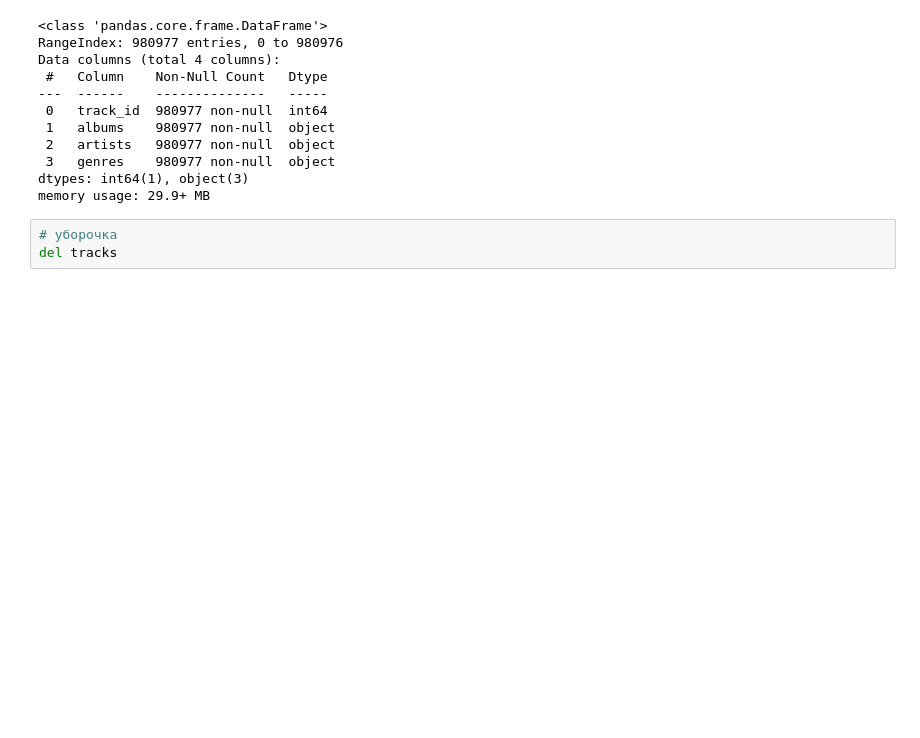
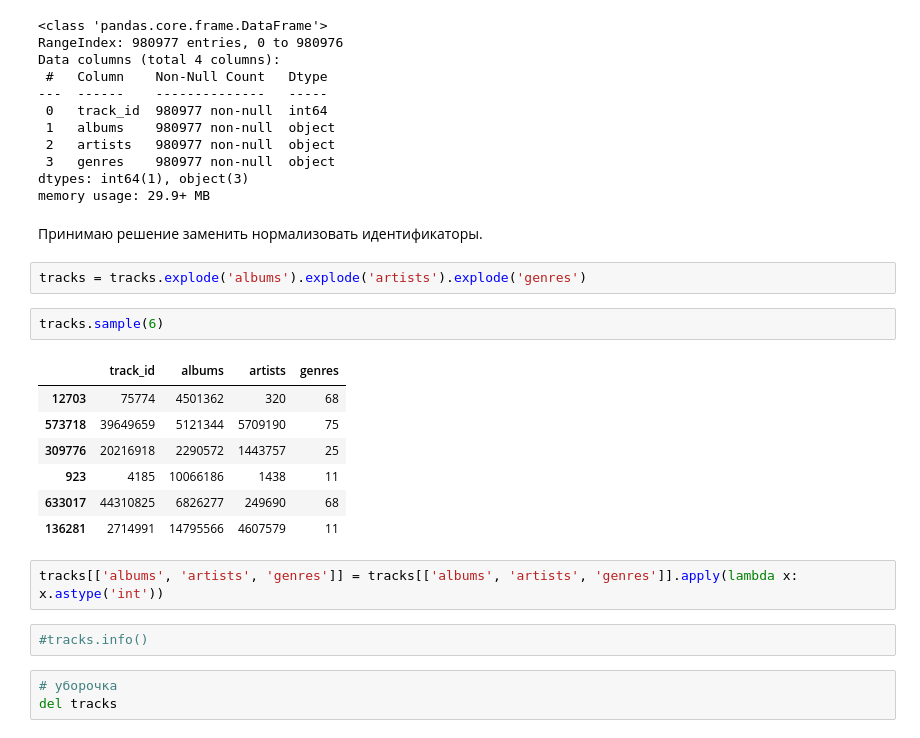
Before and after one commit to NikoMelnikov/mle-recsys-project, a Jupyter notebook: recommendations.ipynb, the cells around one changed output. Drawn from its saved outputs; the diff is of its cells as text; blank space fills up the shorter version.

```diff
--- a/recommendations.ipynb
+++ b/recommendations.ipynb
@@ -183,6 +179,24 @@ Data columns (total 4 columns):
  3   genres    980977 non-null  object
 dtypes: int64(1), object(3)
 memory usage: 29.9+ MB
+# %% [markdown]
+Принимаю решение заменить нормализовать идентификаторы.
+# %%
+tracks = tracks.explode('albums').explode('artists').explode('genres')
+# %%
+tracks.sample(6)
+# %% [output]
+|  | track_id | albums | artists | genres |
+| 12703 | 75774 | 4501362 | 320 | 68 |
+| 573718 | 39649659 | 5121344 | 5709190 | 75 |
+| 309776 | 20216918 | 2290572 | 1443757 | 25 |
+| 923 | 4185 | 10066186 | 1438 | 11 |
+| 633017 | 44310825 | 6826277 | 249690 | 68 |
+| 136281 | 2714991 | 14795566 | 4607579 | 11 |
+# %%
+tracks[['albums', 'artists', 'genres']] = tracks[['albums', 'artists', 'genres']].apply(lambda x: x.astype('int'))
+# %%
+#tracks.info()
 # %%
 # уборочка
 del tracks
```
Also changed, not shown: parts of 32 cells of this notebook.
